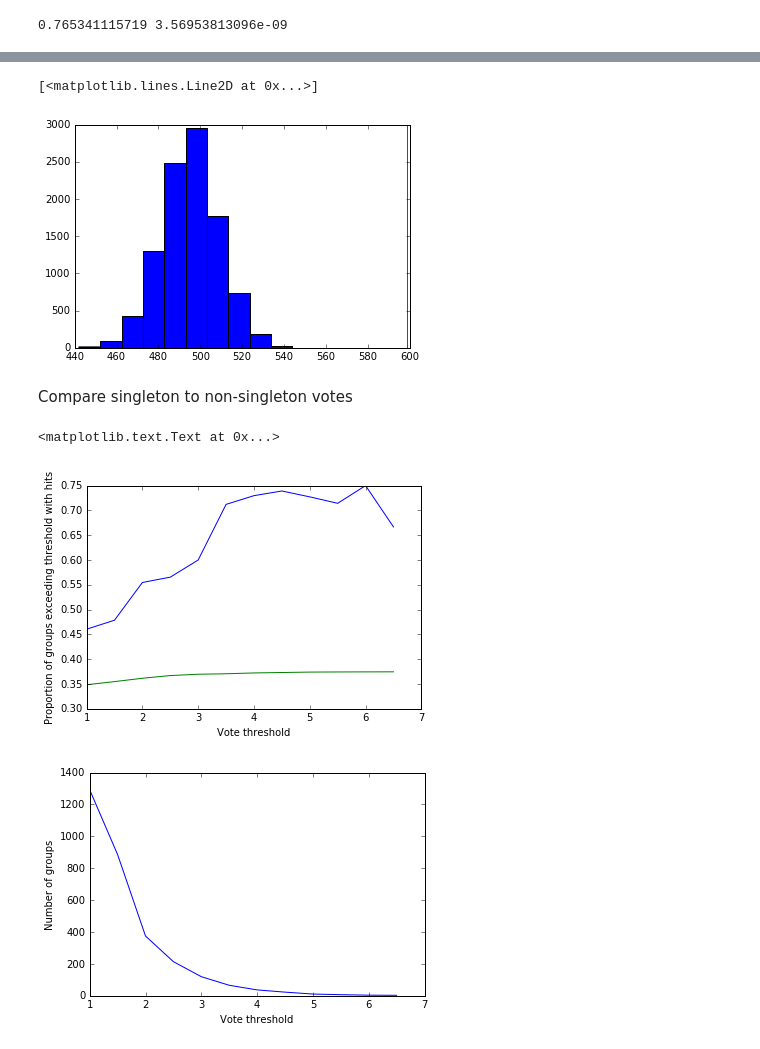
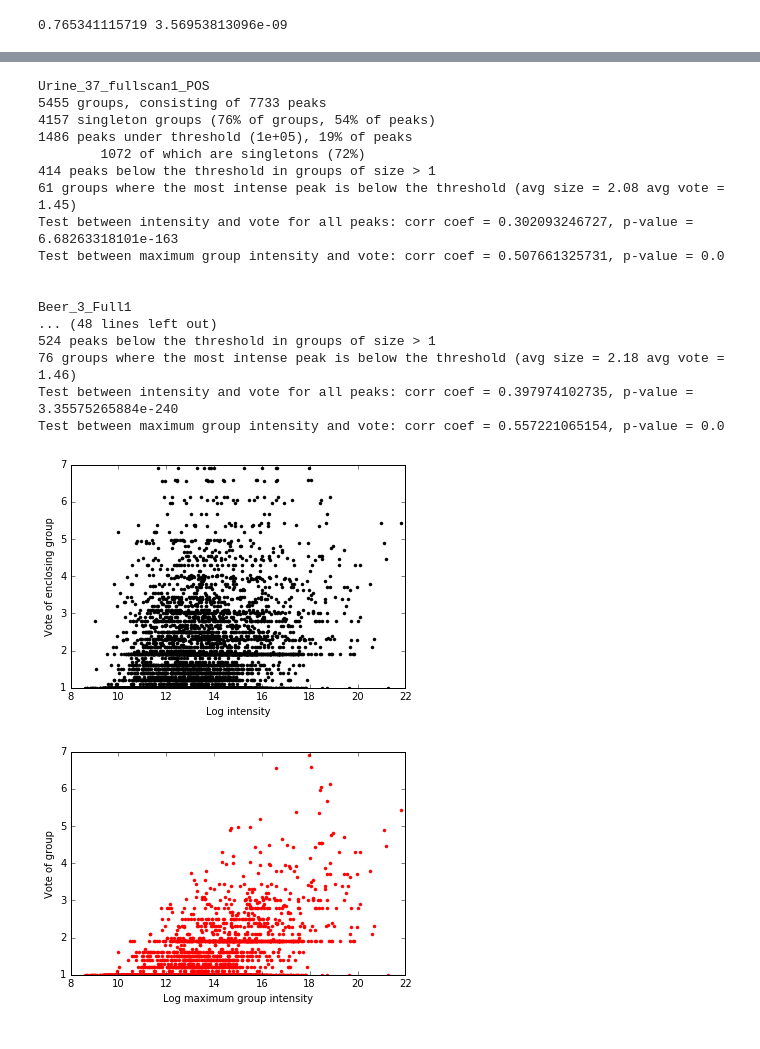
Before and after one commit to sdrogers/ms1fun, a Jupyter notebook: notebooks/VotingScheme.ipynb, the cells around one changed output, grey strips where cells are left out. Saved outputs shown, nothing was run; the diff lists cells and outputs as text; code cells hidden in the pictures.

```diff
--- a/notebooks/VotingScheme.ipynb
+++ b/notebooks/VotingScheme.ipynb
@@ -778,8 +640,0 @@ for i in range(10000):
-# %%
-plt.hist(counts)
-plt.plot([n_hits,n_hits],[0,3000])
-# %% [output]
-[<matplotlib.lines.Line2D at 0x...>]
-[figure, removed]
-# %% [markdown]
-Compare singleton to non-singleton votes
@@ -796,37 +641,27 @@ for g in temp_groups:
-# %%
-v_thresh = np.arange(1.0,7.0,0.5)
-overs = []
-unders = []
-sizes = []
-for vth in v_thresh:
-    over = []
-    under = []
-    for v,h in vh:
-        if v > vth:
-            over.append(h)
-        else:
-            under.append(h)
-
-    over = np.array(over)
-    under = np.array(under)
-    overs.append(over.mean())
-    unders.append(under.mean())
-    sizes.append(len(over))
-
-overs = np.array(overs)
-unders = np.array(unders)
-
-plt.figure()
-plt.plot(v_thresh,overs)
-plt.plot(v_thresh,unders)
-plt.xlabel('Vote threshold')
-plt.ylabel('Proportion of groups exceeding threshold with hits')
-
-plt.figure()
-plt.plot(v_thresh,sizes)
-plt.xlabel('Vote threshold')
-plt.ylabel('Number of groups')
-# %% [output]
-<matplotlib.text.Text at 0x...>
-[figure, removed]
-[figure, removed]
+# %%
+import helper_functions
+for filename in groups:
+    print filename
+    helper_functions.collect_group_stats(groups[filename])
+    print
+    print
+# %% [output]
+Urine_37_fullscan1_POS
+5455 groups, consisting of 7733 peaks
+4157 singleton groups (76% of groups, 54% of peaks)
+1486 peaks under threshold (1e+05), 19% of peaks
+        1072 of which are singletons (72%)
+414 peaks below the threshold in groups of size > 1
+61 groups where the most intense peak is below the threshold (avg size = 2.08 avg vote = 1.45)
+Test between intensity and vote for all peaks: corr coef = 0.302093246727, p-value = 6.68263318101e-163
+Test between maximum group intensity and vote: corr coef = 0.507661325731, p-value = 0.0
+
+
+Beer_3_Full1
+... (48 lines left out)
+524 peaks below the threshold in groups of size > 1
+76 groups where the most intense peak is below the threshold (avg size = 2.18 avg vote = 1.46)
+Test between intensity and vote for all peaks: corr coef = 0.397974102735, p-value = 3.35575265884e-240
+Test between maximum group intensity and vote: corr coef = 0.557221065154, p-value = 0.0
+[figure, added]
+[figure, added]
```
Also changed, not shown: parts of 28 cells of this notebook, 11 other files.
